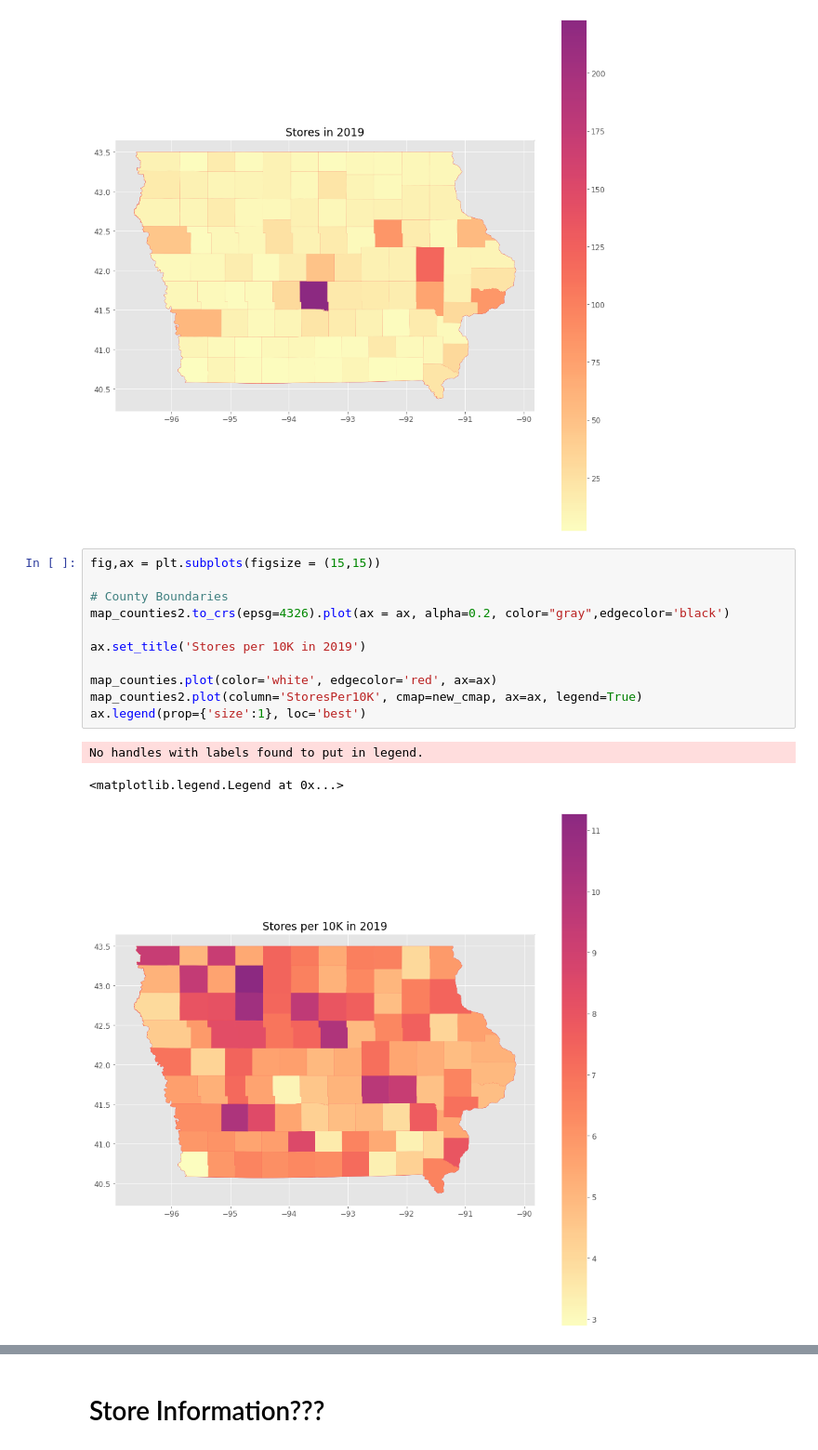
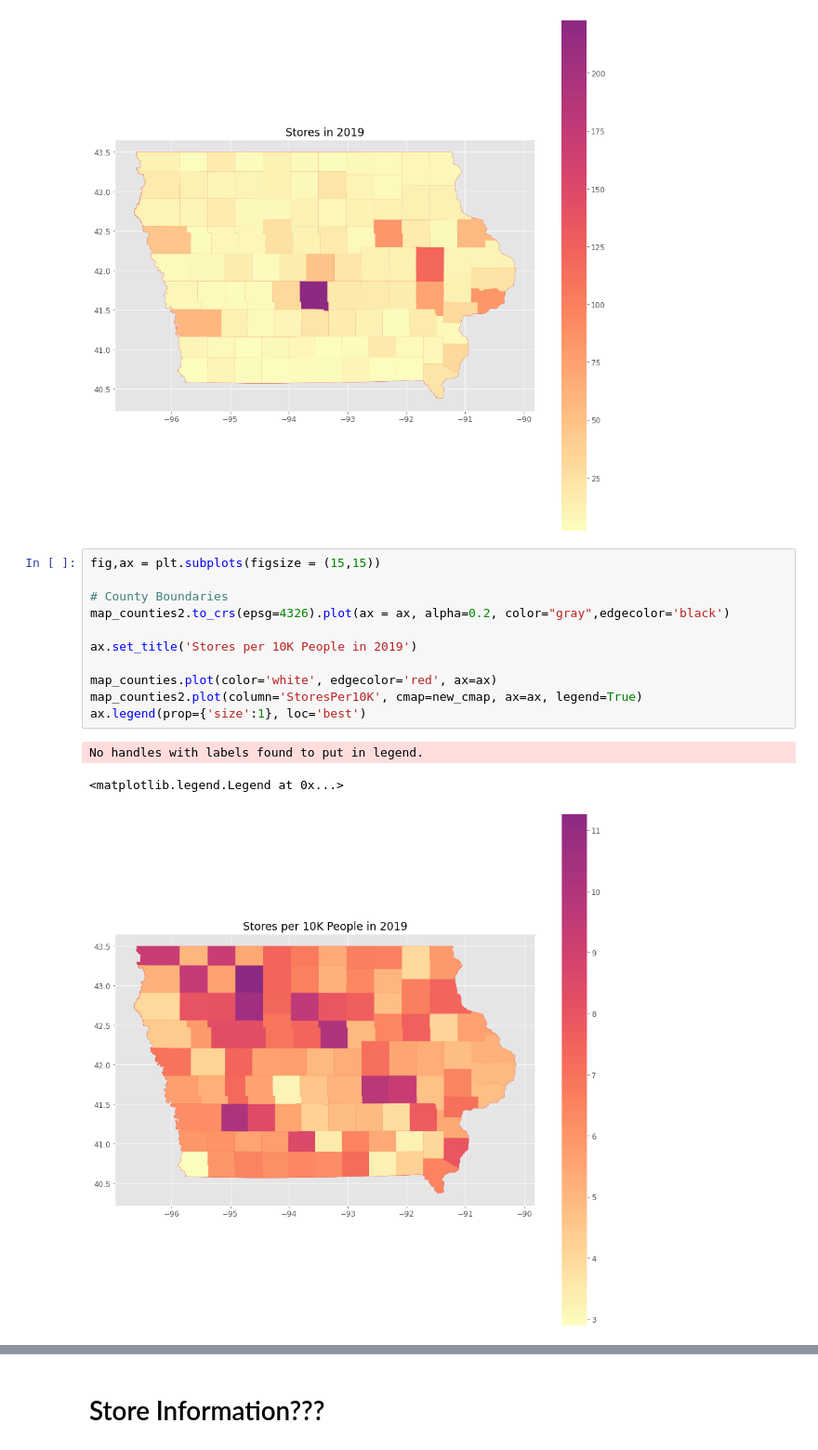
Before and after one commit to flyingcape/Iowa_Liquor_Sales, a Jupyter notebook: LiquorSales_Analysis_withDB.ipynb, the cells around one changed output, grey strips where cells are left out. Shown at 93% size. Saved outputs shown, nothing was run; the diff lists cells and outputs as text.

```diff
--- a/LiquorSales_Analysis_withDB.ipynb
+++ b/LiquorSales_Analysis_withDB.ipynb
@@ -209,15 +214,15 @@ No handles with labels found to put in legend.
 # %%
 fig,ax = plt.subplots(figsize = (15,15))
 
 # County Boundaries
 map_counties2.to_crs(epsg=4326).plot(ax = ax, alpha=0.2, color="gray",edgecolor='black')
 
-ax.set_title('Stores per 10K in 2019')
+ax.set_title('Stores per 10K People in 2019')
 
 map_counties.plot(color='white', edgecolor='red', ax=ax)
 map_counties2.plot(column='StoresPer10K', cmap=new_cmap, ax=ax, legend=True)
 ax.legend(prop={'size':1}, loc='best')
 # %% [output]
 No handles with labels found to put in legend.
 <matplotlib.legend.Legend at 0x...>
-[figure, old version]
+[figure, new version]
```
Also changed, not shown: parts of 3 cells of this notebook.
